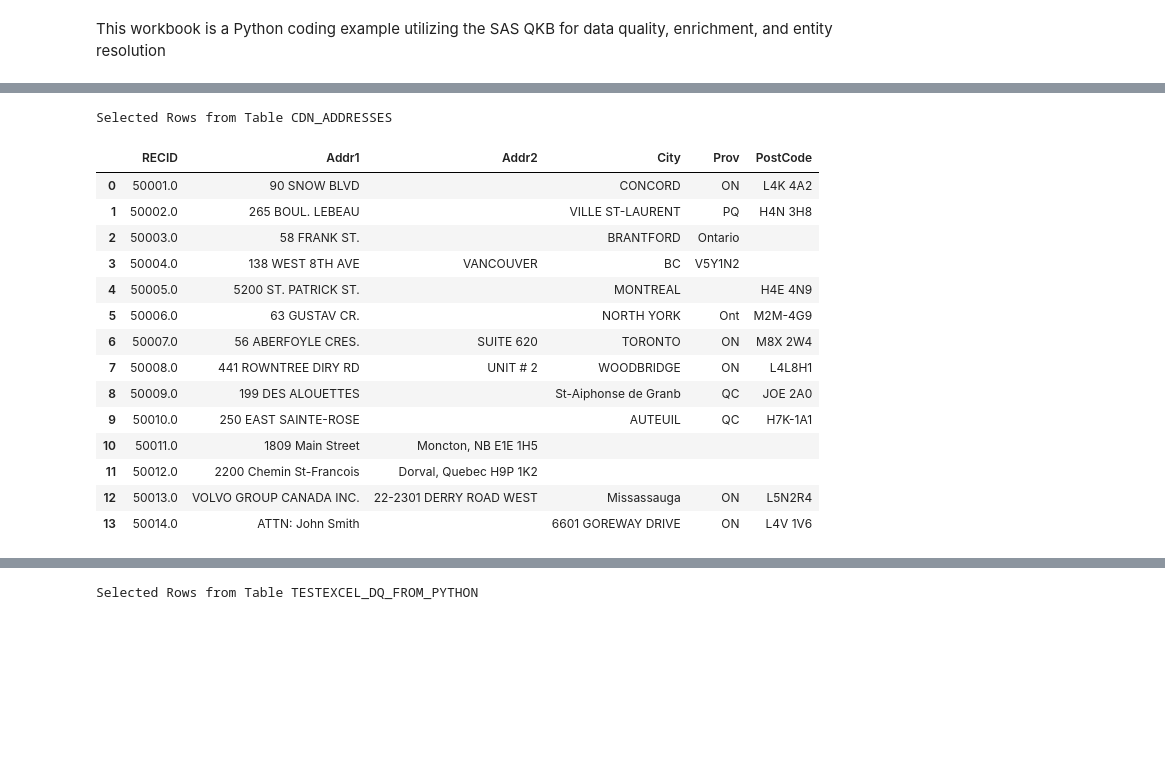
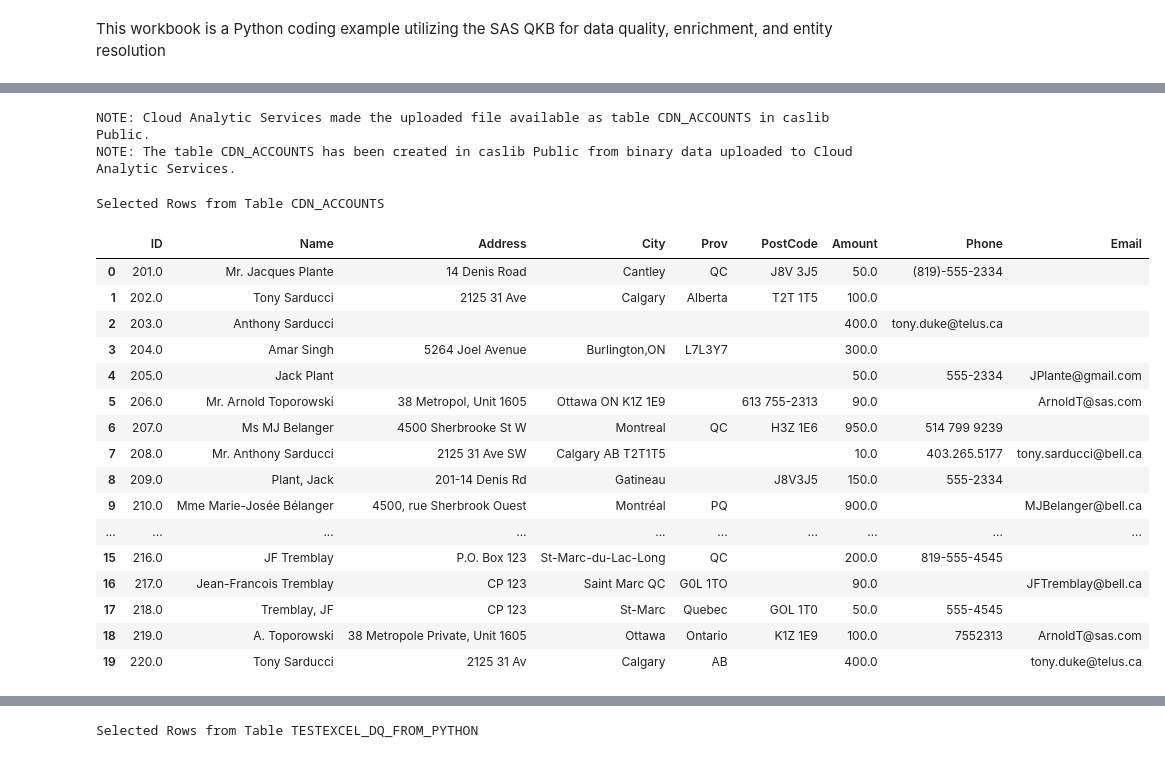
Before and after one commit to sascommunities/sas-global-forum-2020, a Jupyter notebook: papers/4157-2020-Toporowski/Python and the SAS QKB for Better Data Quality.ipynb, the cells around one changed output, grey strips where cells are left out. Saved outputs shown, nothing was run; the diff lists cells and outputs as text; code cells hidden in the pictures; blank space fills up the shorter version.

```diff
--- a/papers/4157-2020-Toporowski/Python and the SAS QKB for Better Address Data Quality.ipynb
+++ b/papers/4157-2020-Toporowski/Python and the SAS QKB for Better Data Quality.ipynb
@@ -8,7 +8,7 @@ import pandas as pd
 # %%
 # Create a connection to CAS, specifying host name or url
 # the SAS Viya server needs SAS Data Quality or SAS Data Preparation installed and QKB configured
-viya=swat.CAS('http://52.233.57.64/cas-shared-default-http/', 5570, 'arnold', 'PSuser1234', protocol='http')
+viya=swat.CAS('http://52.233.57.64/cas-shared-default-http/', 5570, 'yourusername', 'PSuser1234', protocol='http')
 # Set an active library for this session
-viya.setsessopt(caslib='CASUSER')
+viya.setsessopt(caslib='Public')
 # %% [output]
@@ -17,27 +17,31 @@ NOTE: 'CASUSER(arnold)' is now the active caslib.
 # %%
 # to upload the excel file uncomment the line below.  Not necessary if it's already uploaded, you can just use the exising table.
-# testdata = viya.read_excel('C:\Testdata\CDN_ADDRESSES.xlsx', casout=dict(name='CDN_Addresses', promote='true'))
+#testdata = viya.read_excel('C:\Testdata\CDN_ACCOUNTS.xlsx', casout=dict(name='CDN_Accounts',caslib='Public', promote='true'))
 
 # use the swat CASTable object to treat a CAS Table like a pandas DataFrame
-testdata = viya.CASTable('CDN_Addresses')
+testdata = viya.CASTable('CDN_Accounts')
 testdata.head(20)
 # %% [output]
-Selected Rows from Table CDN_ADDRESSES
+NOTE: Cloud Analytic Services made the uploaded file available as table CDN_ACCOUNTS in caslib Public.
+NOTE: The table CDN_ACCOUNTS has been created in caslib Public from binary data uploaded to Cloud Analytic Services.
+Selected Rows from Table CDN_ACCOUNTS
-|  | RECID | Addr1 | Addr2 | City | Prov | PostCode |
-| 0 | 50001.0 | 90 SNOW BLVD |  | CONCORD | ON | L4K 4A2 |
-| 1 | 50002.0 | 265 BOUL. LEBEAU |  | VILLE ST-LAURENT | PQ | H4N 3H8 |
-| 2 | 50003.0 | 58 FRANK ST. |  | BRANTFORD | Ontario |  |
-| 3 | 50004.0 | 138 WEST 8TH AVE | VANCOUVER | BC | V5Y1N2 |  |
-| 4 | 50005.0 | 5200 ST. PATRICK ST. |  | MONTREAL |  | H4E 4N9 |
-| 5 | 50006.0 | 63 GUSTAV CR. |  | NORTH YORK | Ont | M2M-4G9 |
-| 6 | 50007.0 | 56 ABERFOYLE CRES. | SUITE 620 | TORONTO | ON | M8X 2W4 |
-| 7 | 50008.0 | 441 ROWNTREE DIRY RD | UNIT # 2 | WOODBRIDGE | ON | L4L8H1 |
-| 8 | 50009.0 | 199 DES ALOUETTES |  | St-Aiphonse de Granb | QC | JOE 2A0 |
-| 9 | 50010.0 | 250 EAST SAINTE-ROSE |  | AUTEUIL | QC | H7K-1A1 |
-| 10 | 50011.0 | 1809 Main Street | Moncton, NB E1E 1H5 |  |  |  |
-| 11 | 50012.0 | 2200 Chemin St-Francois | Dorval, Quebec H9P 1K2 |  |  |  |
-| 12 | 50013.0 | VOLVO GROUP CANADA INC. | 22-2301 DERRY ROAD WEST | Missassauga | ON | L5N2R4 |
-| 13 | 50014.0 | ATTN: John Smith |  | 6601 GOREWAY DRIVE | ON | L4V 1V6 |
+|  | ID | Name | Address | City | Prov | PostCode | Amount | Phone | Email |
+| 0 | 201.0 | Mr. Jacques Plante | 14 Denis Road | Cantley | QC | J8V 3J5 | 50.0 | (819)-555-2334 |  |
+| 1 | 202.0 | Tony Sarducci | 2125 31 Ave | Calgary | Alberta | T2T 1T5 | 100.0 |  |  |
+| 2 | 203.0 | Anthony Sarducci |  |  |  |  | 400.0 | tony.duke@telus.ca |  |
+| 3 | 204.0 | Amar Singh | 5264 Joel Avenue | Burlington,ON | L7L3Y7 |  | 300.0 |  |  |
+| 4 | 205.0 | Jack Plant |  |  |  |  | 50.0 | 555-2334 | JPlante@gmail.com |
+| 5 | 206.0 | Mr. Arnold Toporowski | 38 Metropol, Unit 1605 | Ottawa ON K1Z 1E9 |  | 613 755-2313 | 90.0 |  | ArnoldT@sas.com |
+| 6 | 207.0 | Ms MJ Belanger | 4500 Sherbrooke St W | Montreal | QC | H3Z 1E6 | 950.0 | 514 799 9239 |  |
+| 7 | 208.0 | Mr. Anthony Sarducci | 2125 31 Ave SW | Calgary AB T2T1T5 |  |  | 10.0 | 403.265.5177 | tony.sarducci@bell.ca |
+| 8 | 209.0 | Plant, Jack | 201-14 Denis Rd | Gatineau |  | J8V3J5 | 150.0 | 555-2334 |  |
+| 9 | 210.0 | Mme Marie-Josée Bélanger | 4500, rue Sherbrook Ouest | Montréal | PQ |  | 900.0 |  | MJBelanger@bell.ca |
+| ... | ... | ... | ... | ... | ... | ... | ... | ... | ... |
+| 15 | 216.0 | JF Tremblay | P.O. Box 123 | St-Marc-du-Lac-Long | QC |  | 200.0 | 819-555-4545 |  |
+| 16 | 217.0 | Jean-Francois Tremblay | CP 123 | Saint Marc QC | G0L 1TO |  | 90.0 |  | JFTremblay@bell.ca |
+| 17 | 218.0 | Tremblay, JF | CP 123 | St-Marc | Quebec | GOL 1T0 | 50.0 | 555-4545 |  |
+| 18 | 219.0 | A. Toporowski | 38 Metropole Private, Unit 1605 | Ottawa | Ontario | K1Z 1E9 | 100.0 | 7552313 | ArnoldT@sas.com |
+| 19 | 220.0 | Tony Sarducci | 2125 31 Av | Calgary | AB |  | 400.0 |  | tony.duke@telus.ca |
 # %%
 # run dataStep code invoking dq function to Identify contents of City, Province, PostCode fields
 viya.dataStep.runCode(
```
Also changed, not shown: parts of 2 cells of this notebook.
